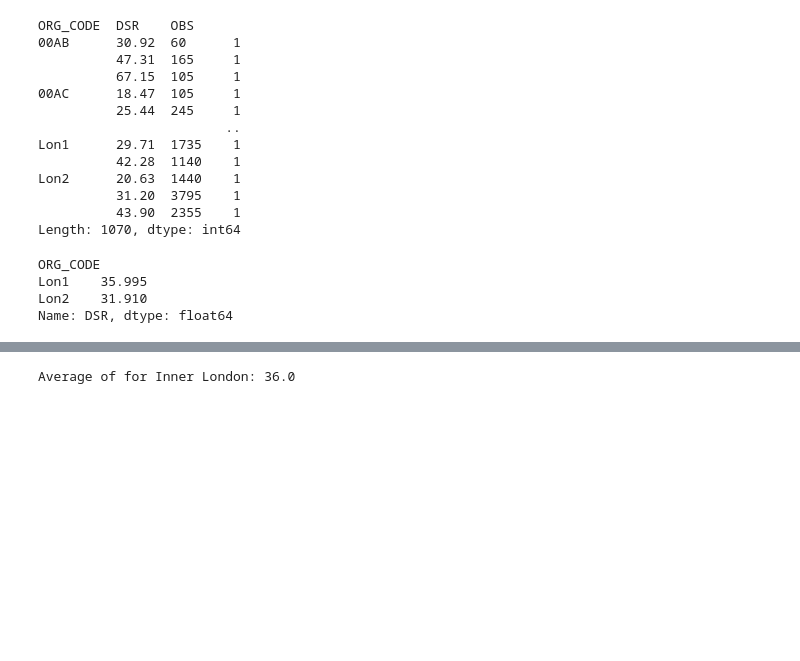
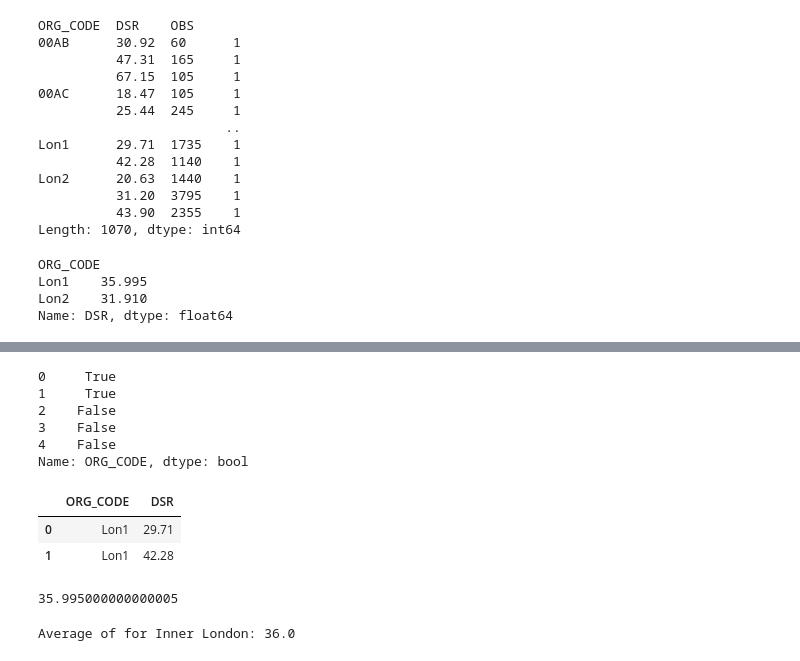
Before and after one commit to salgo60/Pandas_DSHI, a Jupyter notebook: Lab1/DSHI_Lab1_1.ipynb, the cells around one changed output, grey strips where cells are left out. Drawn from its saved outputs; the diff is of its cells as text; code cells hidden in the pictures; blank space fills up the shorter version.

Commit message:
Ny mean

```diff
--- a/Lab1/DSHI_Lab1_1.ipynb
+++ b/Lab1/DSHI_Lab1_1.ipynb
@@ -204,2 +216,21 @@ Name: DSR, dtype: float64
+# %%
+df_2["ORG_CODE"] == "Lon1"
+# %% [output]
+0     True
+1     True
+2    False
+3    False
+4    False
+Name: ORG_CODE, dtype: bool
+# %%
+df_2[df_2["ORG_CODE"] == "Lon1"]
+# %% [output]
+|  | ORG_CODE | DSR |
+| 0 | Lon1 | 29.71 |
+| 1 | Lon1 | 42.28 |
+# %%
+df_2[df_2["ORG_CODE"] == "Lon1"]["DSR"].mean()
+# %% [output]
+35.995000000000005
 # %%
 #Question1
```
Also changed, not shown: parts of 5 cells of this notebook.
